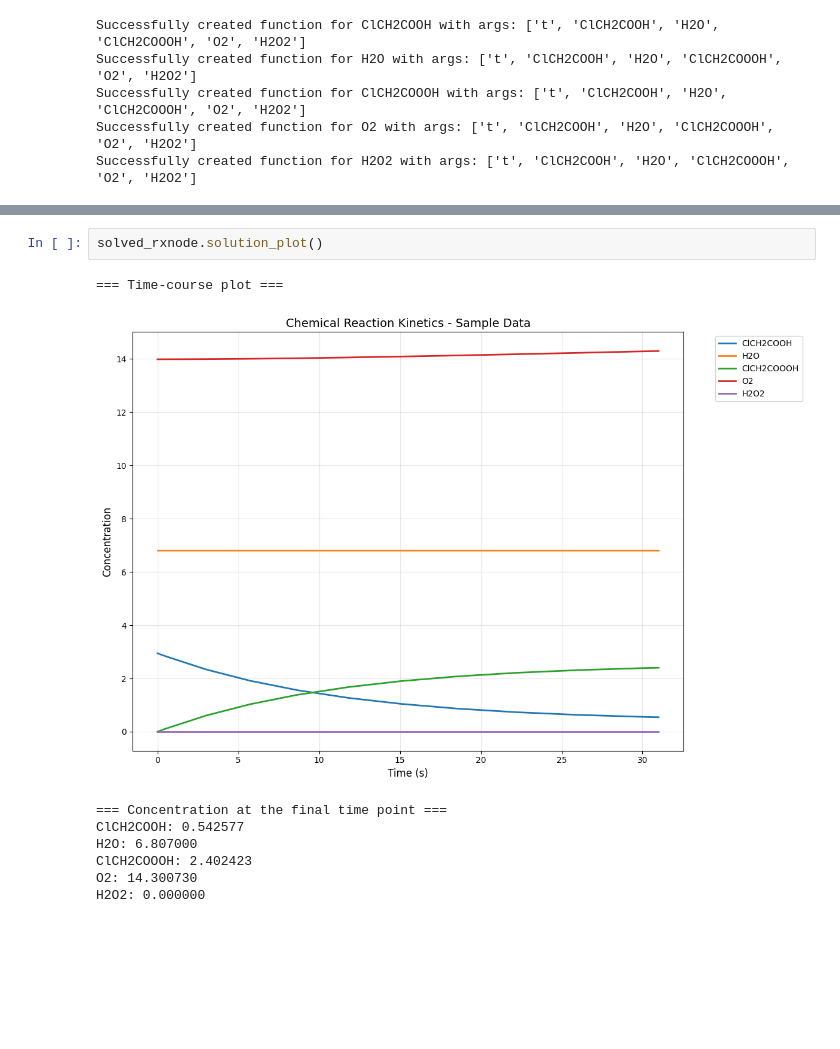
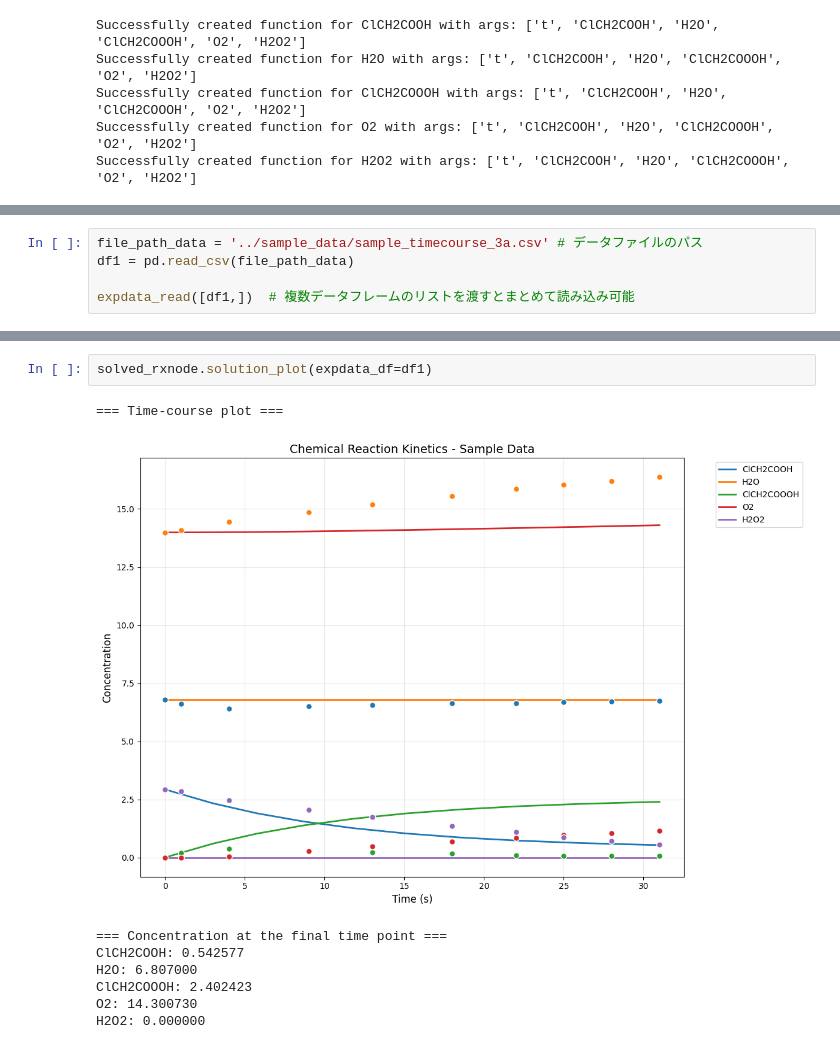
Before and after one commit to PEJpOhno/rxnfit, a Jupyter notebook: example_script/example_script_classRxnODEsolver3a.ipynb, the cells around one changed output, grey strips where cells are left out. Cells and saved outputs as stored; diff of their text form; blank space fills up the shorter version.

Commit message:
devided expdata_reader

```diff
--- a/example_script/example_script_classRxnODEsolver3a.ipynb
+++ b/example_script/example_script_classRxnODEsolver3a.ipynb
@@ -85,0 +90,5 @@ Successfully created function for H2O2 with args: ['t', 'ClCH2COOH', 'H2O', 'ClC
+# %%
+file_path_data = '../sample_data/sample_timecourse_3a.csv' # データファイルのパス
+df1 = pd.read_csv(file_path_data)
+
+expdata_read([df1,])  # 複数データフレームのリストを渡すとまとめて読み込み可能
@@ -86,8 +111,8 @@ Successfully created function for H2O2 with args: ['t', 'ClCH2COOH', 'H2O', 'ClC
 # %%
-solved_rxnode.solution_plot()
+solved_rxnode.solution_plot(expdata_df=df1)
 # %% [output]
 === Time-course plot ===
-[figure, old version]
+[figure, new version]
 === Concentration at the final time point ===
 ClCH2COOH: 0.542577
 H2O: 6.807000
```
Also changed, not shown: parts of 3 cells of this notebook, 5 other files.
